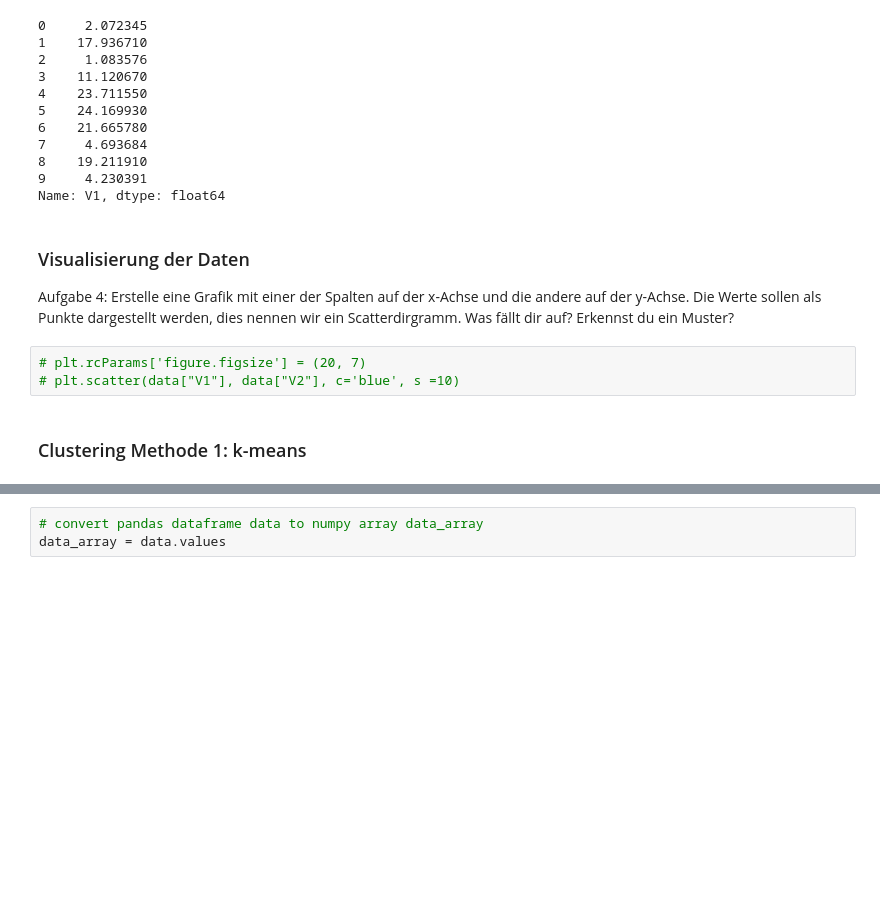
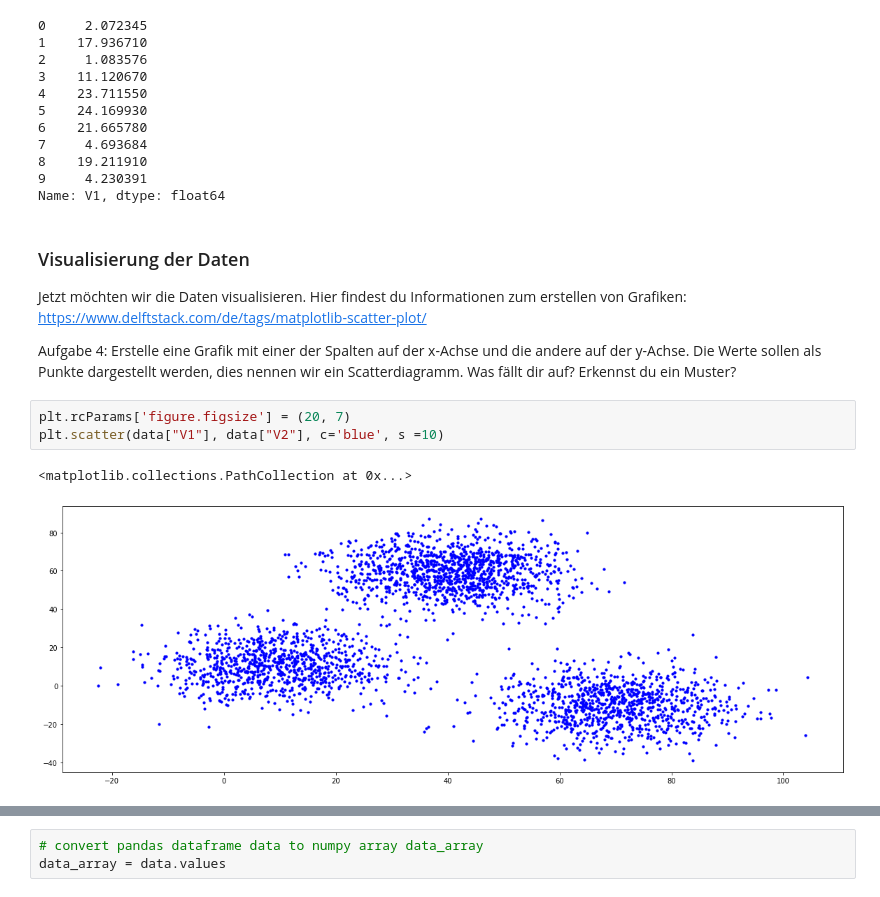
Before and after one commit to antjefitzner/binder_clustering, a Jupyter notebook: Lösungen.ipynb, the cells around one changed output, grey strips where cells are left out. Drawn from its saved outputs; the diff is of its cells as text; blank space fills up the shorter version.

```diff
--- a/Lösungen.ipynb
+++ b/Lösungen.ipynb
@@ -67,9 +71,12 @@ Name: V1, dtype: float64
 # %% [markdown]
 ### Visualisierung der Daten
 
-Aufgabe 4: Erstelle eine Grafik mit einer der Spalten auf der x-Achse und die andere auf der y-Achse. Die Werte sollen als Punkte dargestellt werden, dies nennen wir ein Scatterdirgramm. Was fällt dir auf? Erkennst du ein Muster?
+Jetzt möchten wir die Daten visualisieren. Hier findest du Informationen zum erstellen von Grafiken: https://www.delftstack.com/de/tags/matplotlib-scatter-plot/
+
+Aufgabe 4: Erstelle eine Grafik mit einer der Spalten auf der x-Achse und die andere auf der y-Achse. Die Werte sollen als Punkte dargestellt werden, dies nennen wir ein Scatterdiagramm. Was fällt dir auf? Erkennst du ein Muster?
 # %%
-# plt.rcParams['figure.figsize'] = (20, 7)
-# plt.scatter(data["V1"], data["V2"], c='blue', s =10)
+plt.rcParams['figure.figsize'] = (20, 7)
+plt.scatter(data["V1"], data["V2"], c='blue', s =10)
+# %% [output]
+<matplotlib.collections.PathCollection at 0x...>
+[figure, added]
-# %% [markdown]
-### Clustering Methode 1: k-means
```
Also changed, not shown: parts of 12 cells of this notebook.
